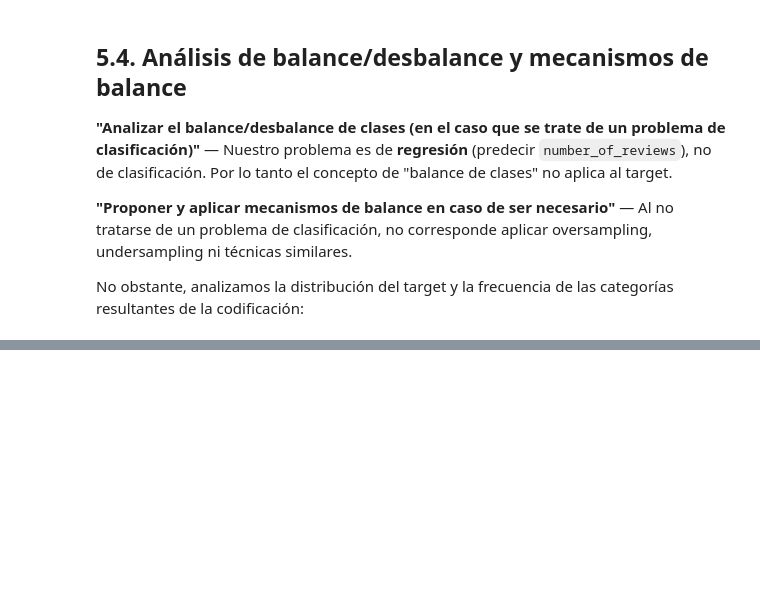
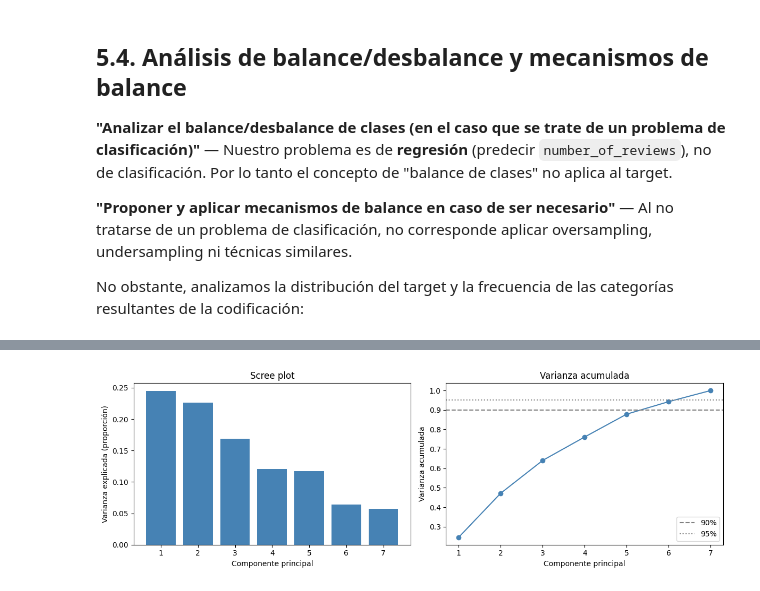
Before and after one commit to uqee/CEIA_AdD_AMIA_Trabajo_grupal_7, a Jupyter notebook: src/listings.ipynb, the cells around one changed output, grey strips where cells are left out. Drawn from its saved outputs; the diff is of its cells as text; code cells hidden in the pictures; blank space fills up the shorter version.

```diff
--- a/src/listings.ipynb
+++ b/src/listings.ipynb
@@ -775,0 +911,78 @@ Hotel room             77         0.3
+# %%
+# --- 6.2. PCA sobre features numéricas ---
+
+from sklearn.decomposition import PCA
+
+# Columnas numéricas continuas (excluyendo one-hot)
+num_cols = [
+    'latitude', 'longitude', 'availability_365',
+    'last_review_days', 'minimum_nights',
+    'reviews_per_month', 'calculated_host_listings_count',
+]
+
+onehot_cols = [c for c in X_train_scaled.columns if c not in num_cols]
+print(f"Numéricas para PCA ({len(num_cols)}): {num_cols}")
+print(f"One-hot (excluidas de PCA, {len(onehot_cols)}): {onehot_cols}")
+
+# Ajustar PCA
+pca = PCA()
+pca.fit(X_train_scaled[num_cols])
+
+# Varianza explicada
+expl_var = pca.explained_variance_ratio_
+cum_var = expl_var.cumsum()
+
+print(f"\nVarianza explicada por componente:")
+for i, (ev, cv) in enumerate(zip(expl_var, cum_var), 1):
+    print(f"  PC{i}: {ev:.4f} ({ev*100:.1f}%)  |  acumulado: {cv:.4f} ({cv*100:.1f}%)")
+
+# Scree plot
+fig, axes = plt.subplots(1, 2, figsize=(12, 4))
+
+axes[0].bar(range(1, len(expl_var)+1), expl_var, color='steelblue')
+axes[0].set_xlabel('Componente principal')
+axes[0].set_ylabel('Varianza explicada (proporción)')
+axes[0].set_title('Scree plot')
+axes[0].set_xticks(range(1, len(expl_var)+1))
+
+axes[1].plot(range(1, len(cum_var)+1), cum_var, 'o-', color='steelblue')
+axes[1].axhline(y=0.9, color='gray', linestyle='--', label='90%')
+axes[1].axhline(y=0.95, color='gray', linestyle=':', label='95%')
+axes[1].set_xlabel('Componente principal')
+axes[1].set_ylabel('Varianza acumulada')
+axes[1].set_title('Varianza acumulada')
+axes[1].set_xticks(range(1, len(cum_var)+1))
+axes[1].legend()
+
+plt.tight_layout()
+plt.show()
+
+# Loadings (contribución de cada feature a los primeros componentes)
+n_loadings = min(7, len(num_cols))
+loadings = pd.DataFrame(
+    pca.components_[:n_loadings].T,
+    index=num_cols,
+    columns=[f'PC{i+1}' for i in range(n_loadings)]
+)
+print(f"\nLoadings (contribución de cada feature a los PC {1}-{n_loadings}):")
+print(loadings.to_string(float_format=lambda x: f'{x:.4f}'))
+
+# Número de componentes para 90% y 95% de varianza
+n_90 = (cum_var >= 0.9).argmax() + 1
+n_95 = (cum_var >= 0.95).argmax() + 1
+print(f"\nComponentes necesarios para 90% de varianza: {n_90}")
+print(f"Componentes necesarios para 95% de varianza: {n_95}")
+
+# Transformar train y test
+n_components = n_90
+pca = PCA(n_components=n_components)
+X_train_pca = pca.fit_transform(X_train_scaled[num_cols])
+X_test_pca = pca.transform(X_test_scaled[num_cols])
+
+# Construir dataset reducido: componentes + one-hot
+X_train_reduced = np.hstack([X_train_pca, X_train_scaled[onehot_cols].values])
+X_test_reduced = np.hstack([X_test_pca, X_test_scaled[onehot_cols].values])
+
+print(f"\nDimensiones originales: {X_train_scaled.shape[1]} features")
+print(f"Dimensiones reducidas:  {X_train_reduced.shape[1]} features ({n_components} PCs + {len(onehot_cols)} one-hot)")
+# %% [output]
@@ -775,0 +1000 @@ Hotel room             77         0.3
+[figure, added]
```
Also changed, not shown: parts of 10 cells of this notebook.
